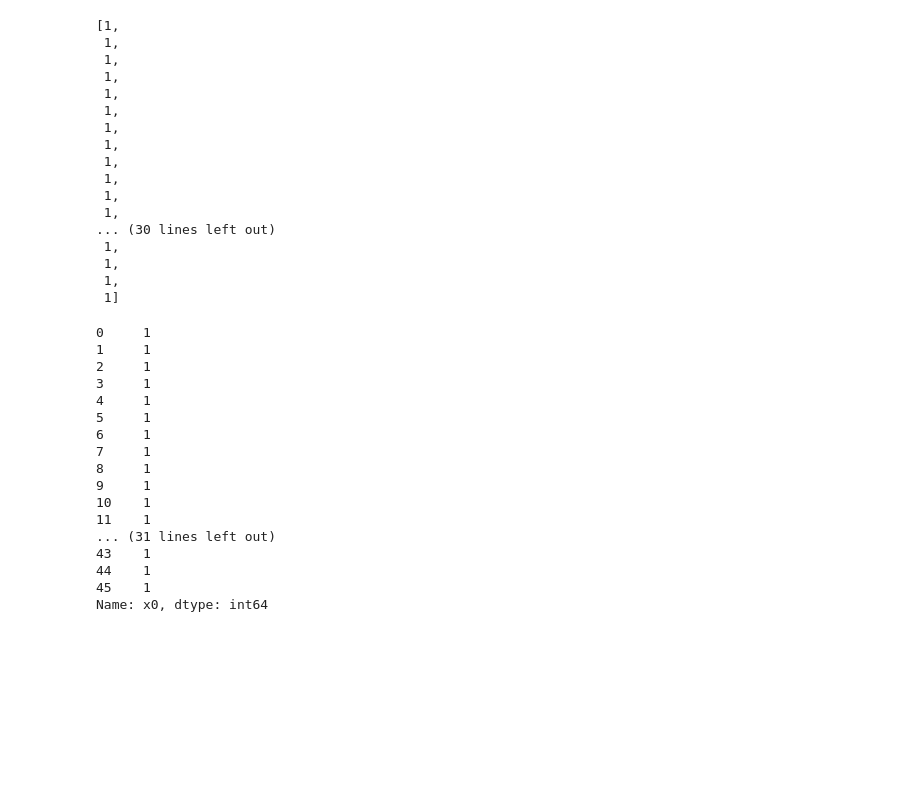
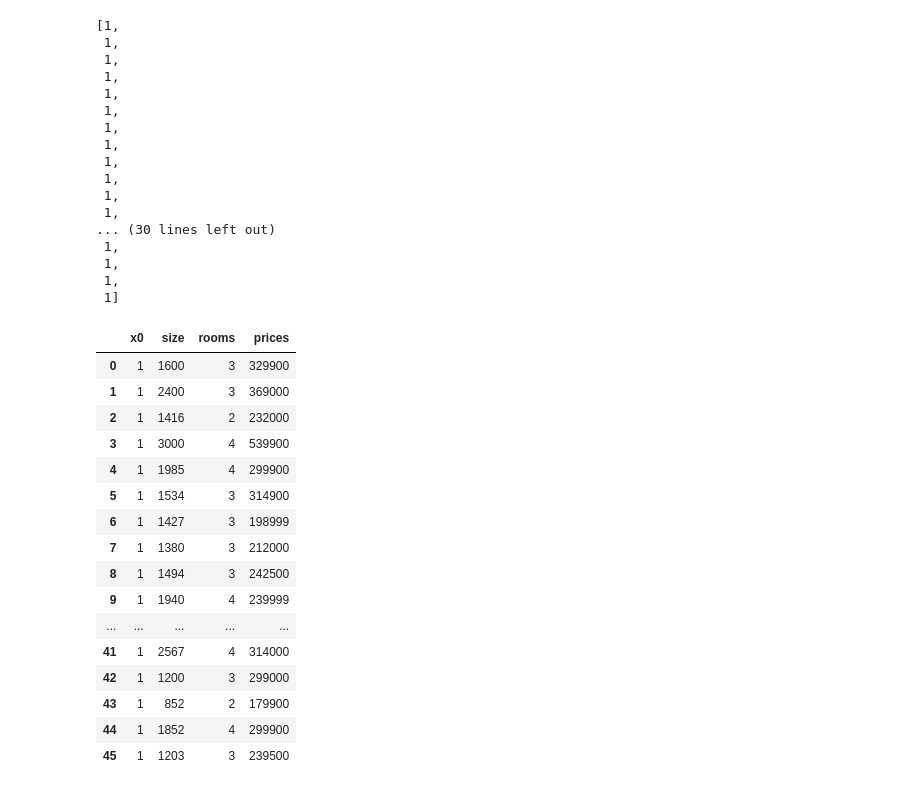
Before and after one commit to Celeste789/Machine-Learning, a Jupyter notebook: machine learning.ipynb, the cells around one changed output. Cells and saved outputs as stored; diff of their text form; code cells hidden in the pictures; blank space fills up the shorter version.

```diff
--- a/machine learning.ipynb
+++ b/machine learning.ipynb
@@ -587,22 +603,23 @@ list_0
  1,
  1]
 # %%
-df2.pop('x0')
+df2.insert(0, 'x0', list_0)
+df2
 # %% [output]
-0     1
-1     1
-2     1
-3     1
-4     1
-5     1
-6     1
-7     1
-8     1
-9     1
-10    1
-11    1
-... (31 lines left out)
-43    1
-44    1
-45    1
-Name: x0, dtype: int64
+|  | x0 | size | rooms | prices |
+| 0 | 1 | 1600 | 3 | 329900 |
+| 1 | 1 | 2400 | 3 | 369000 |
+| 2 | 1 | 1416 | 2 | 232000 |
+| 3 | 1 | 3000 | 4 | 539900 |
+| 4 | 1 | 1985 | 4 | 299900 |
+| 5 | 1 | 1534 | 3 | 314900 |
+| 6 | 1 | 1427 | 3 | 198999 |
+| 7 | 1 | 1380 | 3 | 212000 |
+| 8 | 1 | 1494 | 3 | 242500 |
+| 9 | 1 | 1940 | 4 | 239999 |
+| ... | ... | ... | ... | ... |
+| 41 | 1 | 2567 | 4 | 314000 |
+| 42 | 1 | 1200 | 3 | 299000 |
+| 43 | 1 | 852 | 2 | 179900 |
+| 44 | 1 | 1852 | 4 | 299900 |
+| 45 | 1 | 1203 | 3 | 239500 |
```
Also changed, not shown: parts of 33 cells of this notebook, 1 other file.
